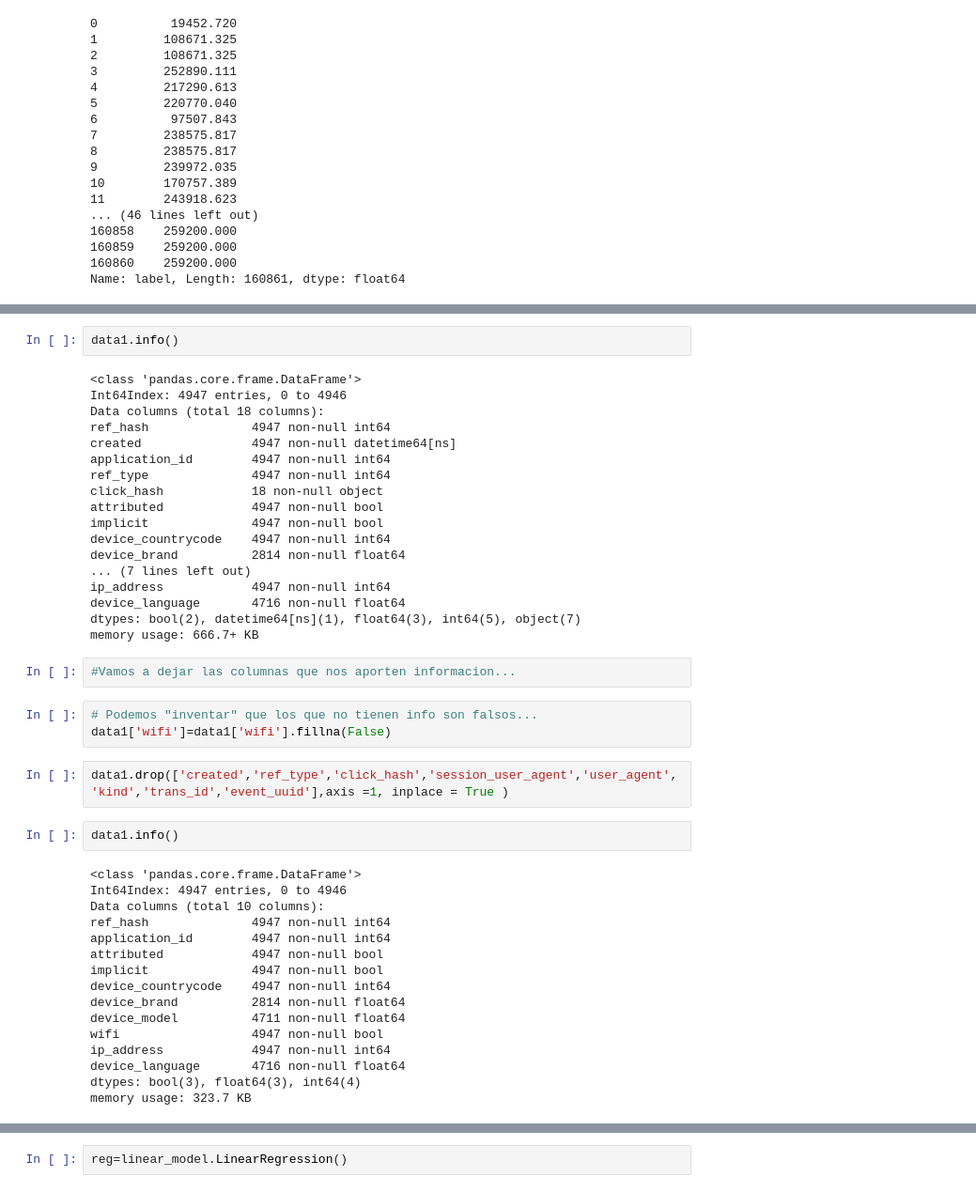
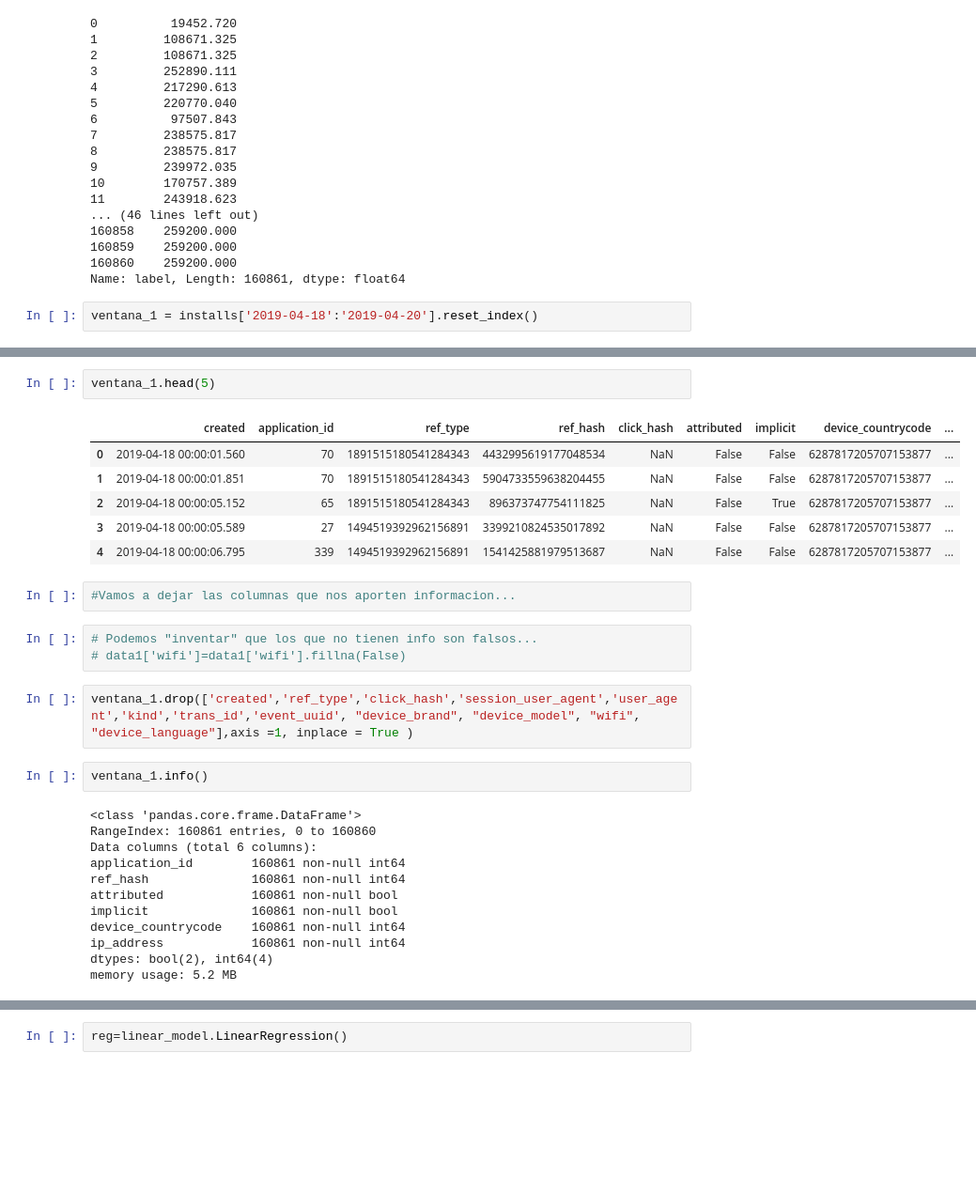
Before and after one commit to EugeniaFranchi/TP-Datos-2019, a Jupyter notebook: TP2/sklearn.ipynb, the cells around one changed output, grey strips where cells are left out. Shown: that part at 94% size. Cells and saved outputs as stored; diff of their text form; blank space fills up the shorter version.

```diff
--- a/TP2/sklearn.ipynb
+++ b/TP2/sklearn.ipynb
@@ -74,6 +74,8 @@ y
 160859    259200.000
 160860    259200.000
 Name: label, Length: 160861, dtype: float64
+# %%
+ventana_1 = installs['2019-04-18':'2019-04-20'].reset_index()
 # %%
 # data1=label1.drop('label',axis=1)
 # data1.head()
@@ -88,45 +83,30 @@ Name: label, Length: 160861, dtype: float64
-# %%
-data1.info()
-# %% [output]
-<class 'pandas.core.frame.DataFrame'>
-Int64Index: 4947 entries, 0 to 4946
-Data columns (total 18 columns):
-ref_hash              4947 non-null int64
-created               4947 non-null datetime64[ns]
-application_id        4947 non-null int64
-ref_type              4947 non-null int64
-click_hash            18 non-null object
-attributed            4947 non-null bool
-implicit              4947 non-null bool
-device_countrycode    4947 non-null int64
-device_brand          2814 non-null float64
-... (7 lines left out)
-ip_address            4947 non-null int64
-device_language       4716 non-null float64
-dtypes: bool(2), datetime64[ns](1), float64(3), int64(5), object(7)
-memory usage: 666.7+ KB
+# %%
+ventana_1.head(5)
+# %% [output]
+|  | created | application_id | ref_type | ref_hash | click_hash | attributed | implicit | device_countrycode | ... |
+| 0 | 2019-04-18 00:00:01.560 | 70 | 1891515180541284343 | 4432995619177048534 | NaN | False | False | 6287817205707153877 | ... |
+| 1 | 2019-04-18 00:00:01.851 | 70 | 1891515180541284343 | 5904733559638204455 | NaN | False | False | 6287817205707153877 | ... |
+| 2 | 2019-04-18 00:00:05.152 | 65 | 1891515180541284343 | 896373747754111825 | NaN | False | True | 6287817205707153877 | ... |
+| 3 | 2019-04-18 00:00:05.589 | 27 | 1494519392962156891 | 3399210824535017892 | NaN | False | False | 6287817205707153877 | ... |
+| 4 | 2019-04-18 00:00:06.795 | 339 | 1494519392962156891 | 1541425881979513687 | NaN | False | False | 6287817205707153877 | ... |
 # %%
 #Vamos a dejar las columnas que nos aporten informacion...
 # %%
 # Podemos "inventar" que los que no tienen info son falsos...
-data1['wifi']=data1['wifi'].fillna(False)
+# data1['wifi']=data1['wifi'].fillna(False)
 # %%
-data1.drop(['created','ref_type','click_hash','session_user_agent','user_agent','kind','trans_id','event_uuid'],axis =1, inplace = True )
+ventana_1.drop(['created','ref_type','click_hash','session_user_agent','user_agent','kind','trans_id','event_uuid', "device_brand", "device_model", "wifi", "device_language"],axis =1, inplace = True )
 # %%
-data1.info()
+ventana_1.info()
 # %% [output]
 <class 'pandas.core.frame.DataFrame'>
-Int64Index: 4947 entries, 0 to 4946
-Data columns (total 10 columns):
-ref_hash              4947 non-null int64
-application_id        4947 non-null int64
-attributed            4947 non-null bool
-implicit              4947 non-null bool
-device_countrycode    4947 non-null int64
-device_brand          2814 non-null float64
-device_model          4711 non-null float64
-wifi                  4947 non-null bool
-ip_address            4947 non-null int64
-device_language       4716 non-null float64
-dtypes: bool(3), float64(3), int64(4)
-memory usage: 323.7 KB
+RangeIndex: 160861 entries, 0 to 160860
+Data columns (total 6 columns):
+application_id        160861 non-null int64
+ref_hash              160861 non-null int64
+attributed            160861 non-null bool
+implicit              160861 non-null bool
+device_countrycode    160861 non-null int64
+ip_address            160861 non-null int64
+dtypes: bool(2), int64(4)
+memory usage: 5.2 MB
```
Also changed, not shown: parts of 14 cells of this notebook.
